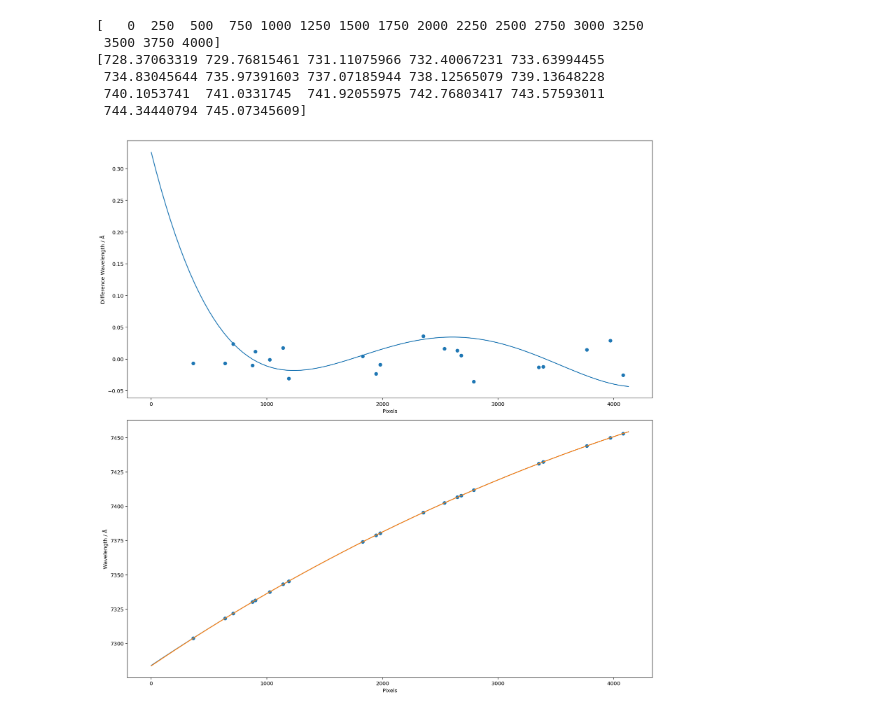
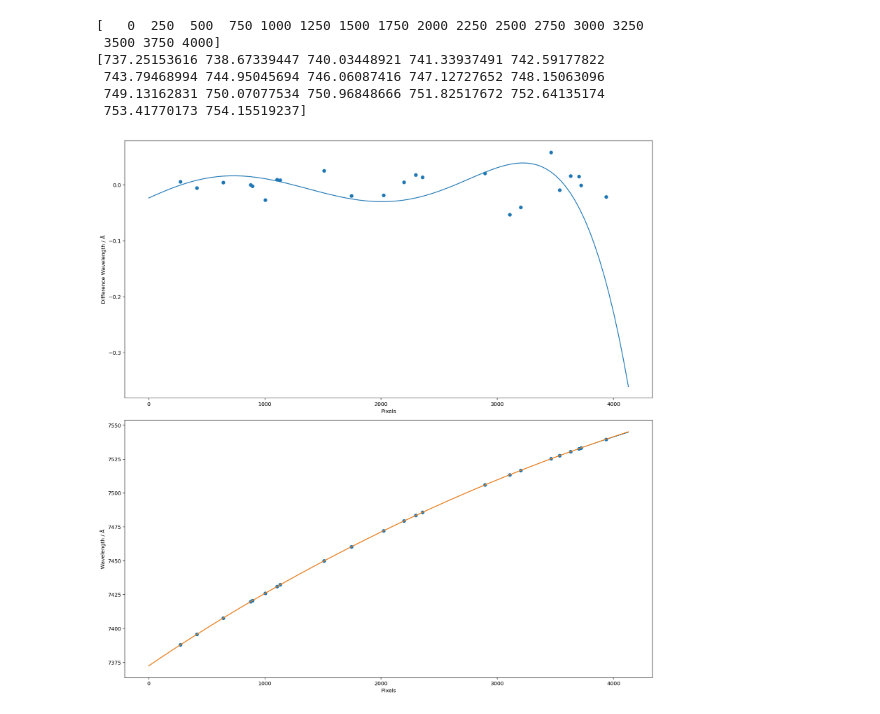
Before and after one commit to svenbuder/velocereduction, a Jupyter notebook: VeloceReduction/veloce_reference_data/thxe_pixels_and_positions/test_pixel_wavelength_mapping.ipynb, the cells around one changed output. Saved outputs shown, nothing was run; the diff lists cells and outputs as text; code cells hidden in the pictures.

Commit message:
done initial calibration for all orders!

```diff
--- a/VeloceReduction/veloce_reference_data/thxe_pixels_and_positions/test_pixel_wavelength_mapping.ipynb
+++ b/VeloceReduction/veloce_reference_data/thxe_pixels_and_positions/test_pixel_wavelength_mapping.ipynb
@@ -102,12 +102,12 @@ def plot_new_vs_tinney(order_name, reference_pixel_tinney = 2450, shift_tinney =
     plt.show()
     plt.close
 # %%
-plot_new_vs_tinney(order_name = 'ccd_3_order_83', reference_pixel_tinney=2452, shift_tinney=0)
+plot_new_vs_tinney(order_name = 'ccd_3_order_82', reference_pixel_tinney=2452, shift_tinney=0)
 # %% [output]
 [   0  250  500  750 1000 1250 1500 1750 2000 2250 2500 2750 3000 3250
  3500 3750 4000]
-[728.37063319 729.76815461 731.11075966 732.40067231 733.63994455
- 734.83045644 735.97391603 737.07185944 738.12565079 739.13648228
- 740.1053741  741.0331745  741.92055975 742.76803417 743.57593011
- 744.34440794 745.07345609]
+[737.25153616 738.67339447 740.03448921 741.33937491 742.59177822
+ 743.79468994 744.95045694 746.06087416 747.12727652 748.15063096
+ 749.13162831 750.07077534 750.96848666 751.82517672 752.64135174
+ 753.41770173 754.15519237]
-[figure, old version]
+[figure, new version]
```
Also changed, not shown: 1 other file.
